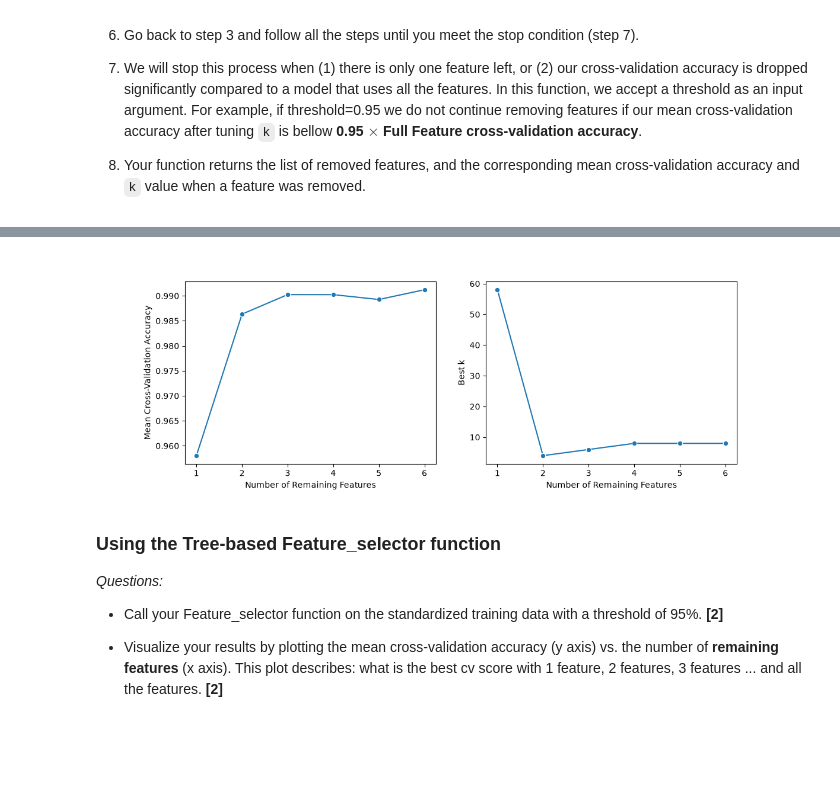
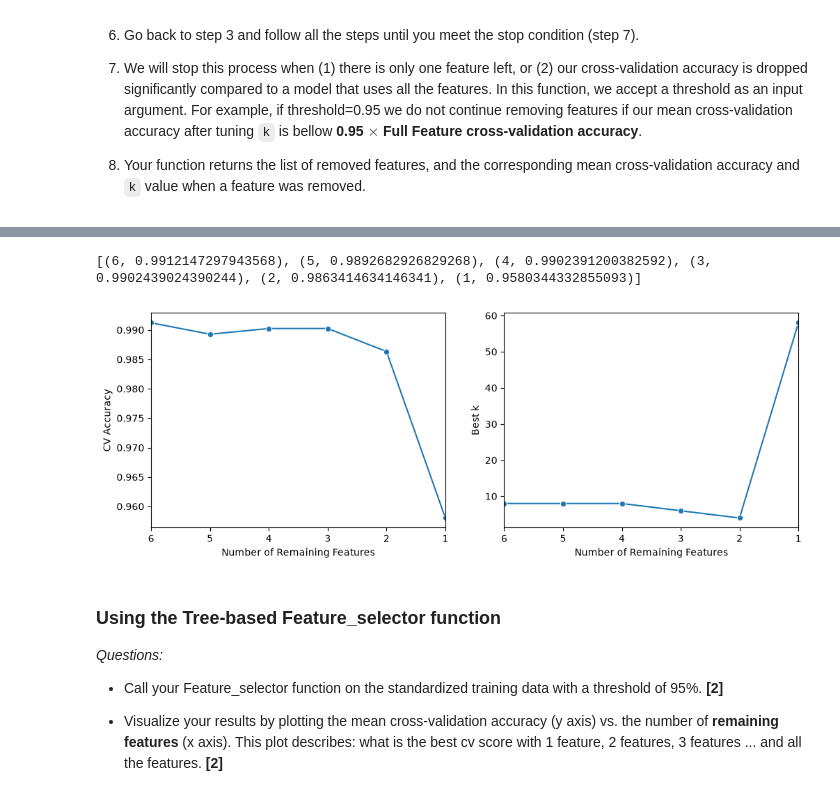
Before and after one commit to acknowledgeworkimagine/DataScienceStatlLearning, a Jupyter notebook: Project1_Elias_Gallegos.ipynb, the cells around one changed output, grey strips where cells are left out. Cells and saved outputs as stored; diff of their text form; code cells hidden in the pictures; blank space fills up the shorter version.

```diff
--- a/Project1_Elias_Gallegos.ipynb
+++ b/Project1_Elias_Gallegos.ipynb
@@ -892,31 +895,43 @@ Feature removed margin_low, CV Accuracy: 0.958034, k:58
 [0.9912147297943568, 0.9892682926829268, 0.9902391200382592, 0.9902439024390244, 0.9863414634146341, 0.9580344332855093]
 # %%
 #%matplotlib widget
+
+plt.close('all')
+
 fig, axes = plt.subplots(1, 2, figsize=(12, 4))
 
+print(list(zip(remaining_features, results_accuracy)))
+
 sns.lineplot(
-    x=remaining_features,
-    y=results_accuracy,
+    x=np.asarray(remaining_features),
+    y=np.asarray(results_accuracy),
     marker="o",
+    sort=False,
     ax=axes[0]
 )
 
+axes[0].set_xlim(6, 1)
+
 axes[0].set_xlabel("Number of Remaining Features")
-axes[0].set_ylabel("Mean Cross-Validation Accuracy")
+axes[0].set_ylabel("CV Accuracy")
 
 sns.lineplot(
     x=remaining_features,
     y=results_k,
     marker="o",
     ax=axes[1]
 )
 
+axes[1].set_xlim(6, 1)
 axes[1].set_xlabel("Number of Remaining Features")
 axes[1].set_ylabel("Best k")
+
 #mplcursors.cursor(hover=True)
+
 plt.show()
 # %% [output]
+[(6, 0.9912147297943568), (5, 0.9892682926829268), (4, 0.9902391200382592), (3, 0.9902439024390244), (2, 0.9863414634146341), (1, 0.9580344332855093)]
-[figure, old version]
+[figure, new version]
 # %% [markdown]
 ### Using the Tree-based Feature_selector function
 
```
Also changed, not shown: parts of 31 cells of this notebook.
